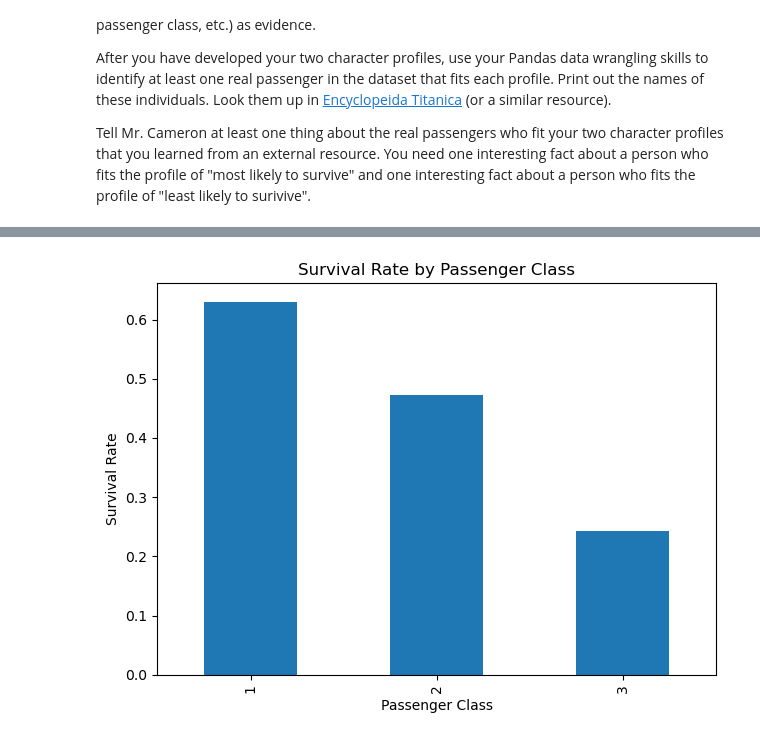
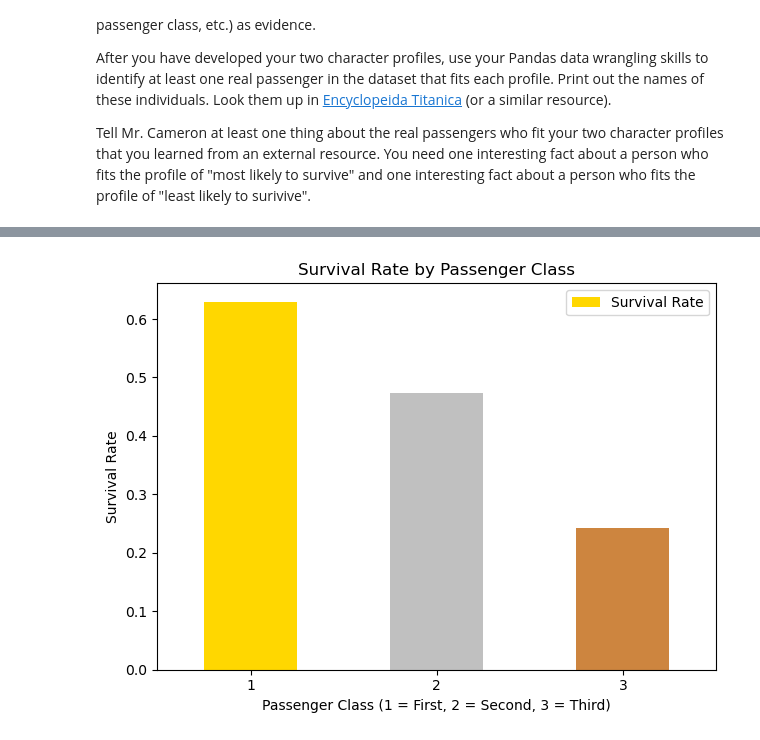
Before and after one commit to Renee-Ench/Data_Visualization_And_Modeling, a Jupyter notebook: Lab/2.3 Visualizing Relationships Between Categorical Features Lab.ipynb, the cells around one changed output, grey strips where cells are left out. Cells and saved outputs as stored; diff of their text form; code cells hidden in the pictures.

```diff
--- a/Lab/2.3 Visualizing Relationships Between Categorical Features Lab.ipynb
+++ b/Lab/2.3 Visualizing Relationships Between Categorical Features Lab.ipynb
@@ -24,77 +24,116 @@ import matplotlib.pyplot as plt
 
 df = pd.read_csv('titanic_passengers.csv')
 
-df.groupby('Sex')['Survived'].mean().plot(kind='bar')
+survived = df[df['Survived'] == 1]
+died = df[df['Survived'] == 0]
+
+# Sex
+df.groupby('Sex')['Survived'].mean().plot(kind='bar', color=['steelblue', 'salmon'])
 plt.title('Survival Rate by Sex')
+plt.xlabel('Sex')
 plt.ylabel('Survival Rate')
+plt.xticks(rotation=0)
+plt.legend(['Survival Rate'])
 plt.tight_layout()
 plt.show()
 
-df.groupby('Pclass')['Survived'].mean().plot(kind='bar')
+# Passenger Class
+df.groupby('Pclass')['Survived'].mean().plot(kind='bar', color=['gold', 'silver', 'peru'])
 plt.title('Survival Rate by Passenger Class')
+plt.xlabel('Passenger Class (1 = First, 2 = Second, 3 = Third)')
 plt.ylabel('Survival Rate')
-plt.xlabel('Passenger Class')
+plt.xticks(rotation=0)
+plt.legend(['Survival Rate'])
 plt.tight_layout()
 plt.show()
 
+# Age - categorized with loc
 df['age_group'] = 'unknown'
-df.loc[df['Age'] < 18, 'age_group'] = 'child'
-df.loc[(df['Age'] >= 18) & (df['Age'] < 40), 'age_group'] = 'young adult'
-df.loc[df['Age'] >= 40, 'age_group'] = 'older adult'
+df.loc[df['Age'] < 18, 'age_group'] = 'child (under 18)'
+df.loc[(df['Age'] >= 18) & (df['Age'] < 40), 'age_group'] = 'young adult (18-39)'
+df.loc[df['Age'] >= 40, 'age_group'] = 'older adult (40+)'
 
-df.groupby('age_group')['Survived'].mean().plot(kind='bar')
+order = ['child (under 18)', 'young adult (18-39)', 'older adult (40+)', 'unknown']
+df.groupby('age_group')['Survived'].mean().reindex(order).plot(kind='bar')
 plt.title('Survival Rate by Age Group')
+plt.xlabel('Age Group')
 plt.ylabel('Survival Rate')
+plt.xticks(rotation=15)
+plt.legend(['Survival Rate'])
 plt.tight_layout()
 plt.show()
 
+# Fare - categorized with loc
 df['fare_group'] = 'unknown'
-df.loc[df['Fare'] < 15, 'fare_group'] = 'low'
-df.loc[(df['Fare'] >= 15) & (df['Fare'] < 50), 'fare_group'] = 'medium'
-df.loc[df['Fare'] >= 50, 'fare_group'] = 'high'
+df.loc[df['Fare'] < 15, 'fare_group'] = 'low (under $15)'
+df.loc[(df['Fare'] >= 15) & (df['Fare'] < 50), 'fare_group'] = 'medium ($15-$49)'
+df.loc[df['Fare'] >= 50, 'fare_group'] = 'high ($50+)'
 
-df.groupby('fare_group')['Survived'].mean().plot(kind='bar')
+fare_order = ['low (under $15)', 'medium ($15-$49)', 'high ($50+)']
+df.groupby('fare_group')['Survived'].mean().reindex(fare_order).plot(kind='bar')
 plt.title('Survival Rate by Fare Paid')
+plt.xlabel('Fare Group')
 plt.ylabel('Survival Rate')
+plt.xticks(rotation=15)
+plt.legend(['Survival Rate'])
 plt.tight_layout()
 plt.show()
 
+# Port of Departure
 df.groupby('Embarked')['Survived'].mean().plot(kind='bar')
 plt.title('Survival Rate by Port of Departure')
+plt.xlabel('Port (C = Cherbourg, Q = Queenstown, S = Southampton)')
 plt.ylabel('Survival Rate')
-plt.xlabel('Port (C=Cherbourg, Q=Queenstown, S=Southampton)')
+plt.xticks(rotation=0)
+plt.legend(['Survival Rate'])
 plt.tight_layout()
 plt.show()
 
+# Siblings / Spouse
 df.groupby('SibSp')['Survived'].mean().plot(kind='bar')
-plt.title('Survival Rate by Number of Siblings/Spouse on Board')
+plt.title('Survival Rate by Number of Siblings or Spouse on Board')
+plt.xlabel('Number of Siblings / Spouse')
 plt.ylabel('Survival Rate')
+plt.xticks(rotation=0)
+plt.legend(['Survival Rate'])
 plt.tight_layout()
 plt.show()
 
+# Parents / Children
 df.groupby('Parch')['Survived'].mean().plot(kind='bar')
-plt.title('Survival Rate by Number of Parents/Children on Board')
+plt.title('Survival Rate by Number of Parents or Children on Board')
+plt.xlabel('Number of Parents / Children')
 plt.ylabel('Survival Rate')
+plt.xticks(rotation=0)
+plt.legend(['Survival Rate'])
 plt.tight_layout()
 plt.show()
 
+# Most likely to survive profile match
 most_likely = df[
     (df['Sex'] == 'female') &
     (df['Pclass'] == 1) &
-    (df['age_group'] == 'young adult') &
-    (df['fare_group'] == 'high') &
+    (df['age_group'] == 'young adult (18-39)') &
+    (df['fare_group'] == 'high ($50+)') &
     (df['Embarked'] == 'C') &
+    (df['SibSp'] <= 1) &
+    (df['Parch'] <= 1) &
     (df['Survived'] == 1)
 ]
-print(most_likely[['Name', 'Age', 'Fare', 'SibSp', 'Parch', 'Embarked']].head(3))
+print('Most Likely to Survive:')
+print(most_likely[['Name', 'Age', 'Fare', 'Sex', 'Pclass', 'SibSp', 'Parch', 'Embarked']].head(3))
 
+# Least likely to survive profile match
 least_likely = df[
     (df['Sex'] == 'male') &
     (df['Pclass'] == 3) &
-    (df['age_group'] == 'young adult') &
-    (df['fare_group'] == 'low') &
+    (df['age_group'] == 'young adult (18-39)') &
+    (df['fare_group'] == 'low (under $15)') &
     (df['Embarked'] == 'S') &
+    (df['SibSp'] == 0) &
+    (df['Parch'] == 0) &
     (df['Survived'] == 0)
 ]
-print(least_likely[['Name', 'Age', 'Fare', 'SibSp', 'Parch', 'Embarked']].head(3))
+print('Least Likely to Survive:')
+print(least_likely[['Name', 'Age', 'Fare', 'Sex', 'Pclass', 'SibSp', 'Parch', 'Embarked']].head(3))
 # %% [output]
@@ -102 +141 @@ print(least_likely[['Name', 'Age', 'Fare', 'SibSp', 'Parch', 'Embarked']].head(3
-[figure, old version]
+[figure, new version]
```
Also changed, not shown: parts of 2 cells of this notebook.
